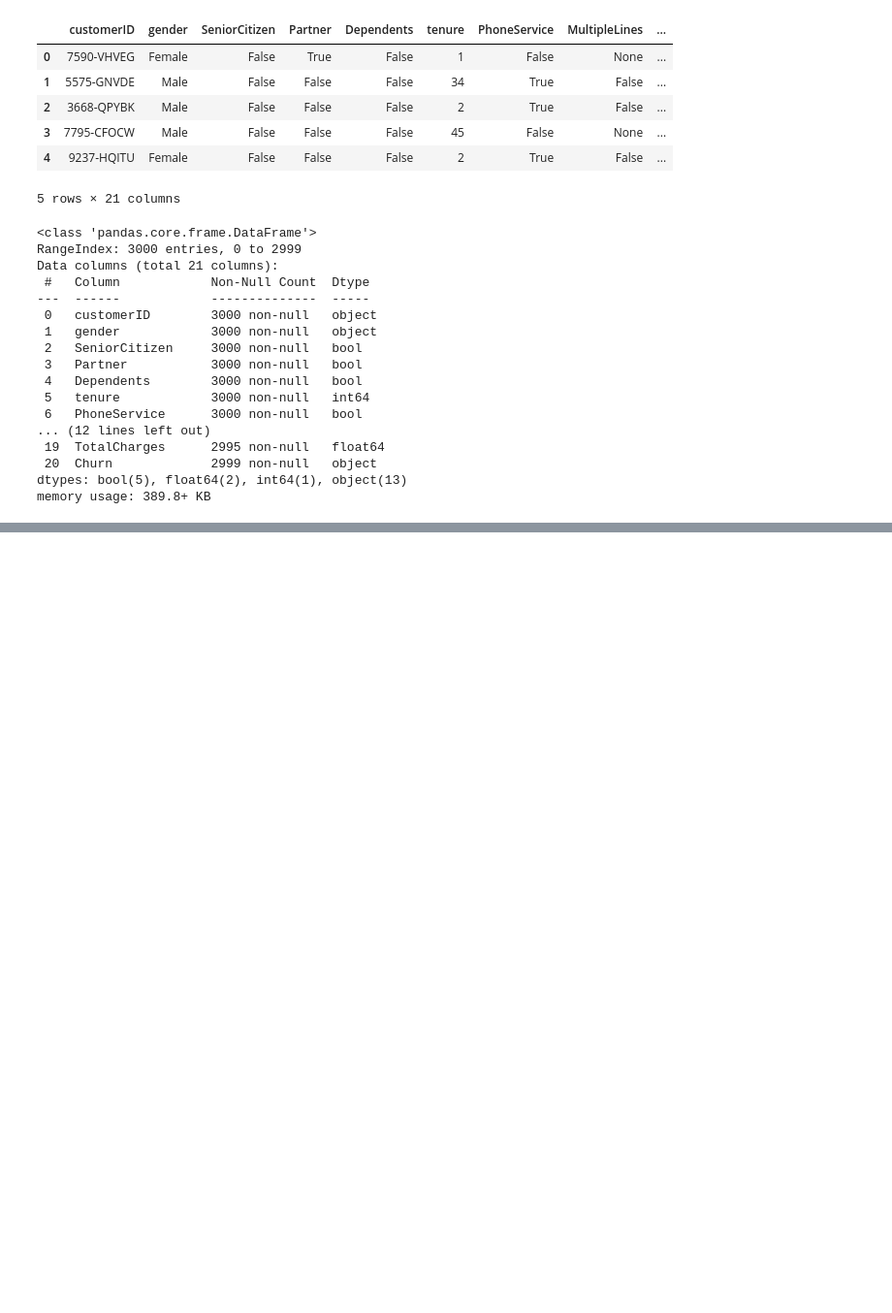
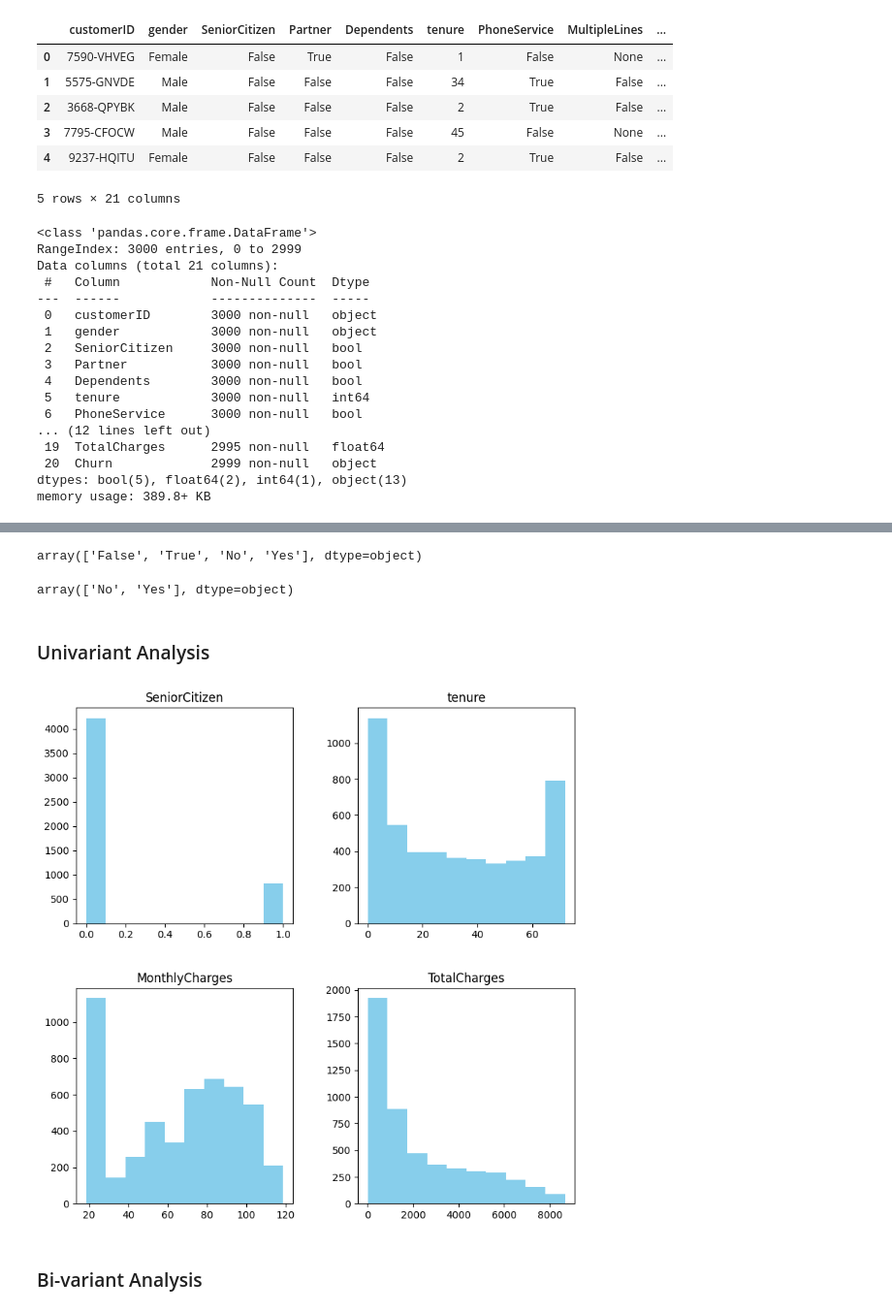
Before and after one commit to brimends/Vodafone_Customer_Churn, a Jupyter notebook: notebook.ipynb, the cells around one changed output, grey strips where cells are left out. Shown: that part at 97% size. Drawn from its saved outputs; the diff is of its cells as text; code cells hidden in the pictures; blank space fills up the shorter version.

```diff
--- a/notebook.ipynb
+++ b/notebook.ipynb
@@ -65,0 +295,6 @@ memory usage: 389.8+ KB
+# %%
+# From .info().it can be seen Total charges is an object data type so we  must convert
+#total charges column into numerical datatype
+
+
+voda_df.TotalCharges = pd.to_numeric(voda_df.TotalCharges, errors='coerce')
@@ -65,0 +370,31 @@ memory usage: 389.8+ KB
+# %%
+#As can be seen from above there are 8 missing values for totalcharges so we fill with the mean
+
+voda_df['TotalCharges'].fillna(value= voda_df["TotalCharges"].mean(), inplace= True)
+# %%
+#As can be seen from above there is 1 missing value for churn so we fill with the mode.
+#The mode() function returns the most frequently occurring value in the column
+
+voda_df['Churn'].fillna(voda_df["Churn"].mode()[0], inplace= True)
+# %%
+voda_df['Churn'].unique()
+# %% [output]
+array(['False', 'True', 'No', 'Yes'], dtype=object)
+# %%
+# Unifying the Churn Column Values to Yes or No for better readability
+
+voda_df['Churn'].replace({'False': 'No', 'True': 'Yes'}, inplace=True)
+# %%
+
+voda_df['Churn'].unique()
+# %% [output]
+array(['No', 'Yes'], dtype=object)
+# %% [markdown]
+### Univariant Analysis
+# %%
+voda_df.hist(figsize=(9,9), grid=False, color='skyblue')
+plt.show()
+# %% [output]
+[figure, added]
+# %% [markdown]
+### Bi-variant Analysis
```
Also changed, not shown: parts of 55 cells of this notebook, 1 other file.
